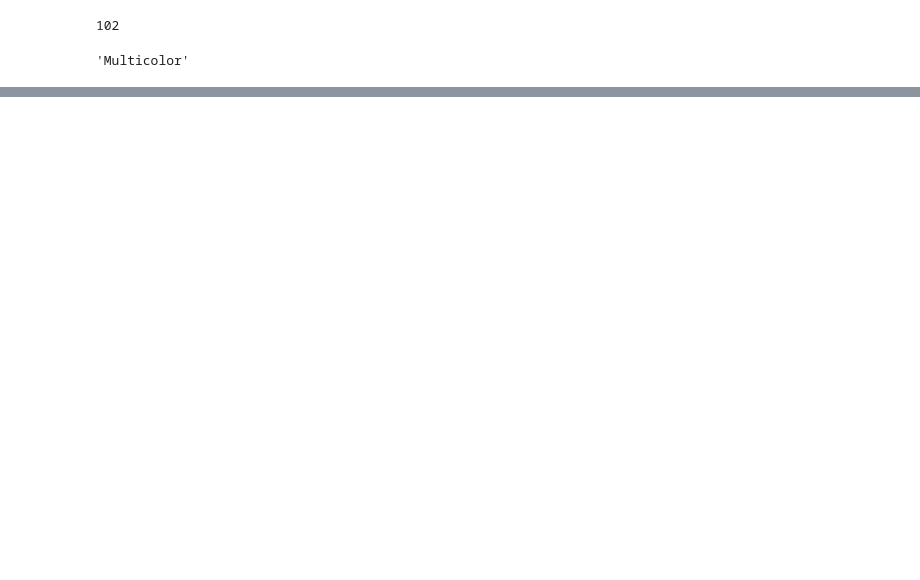
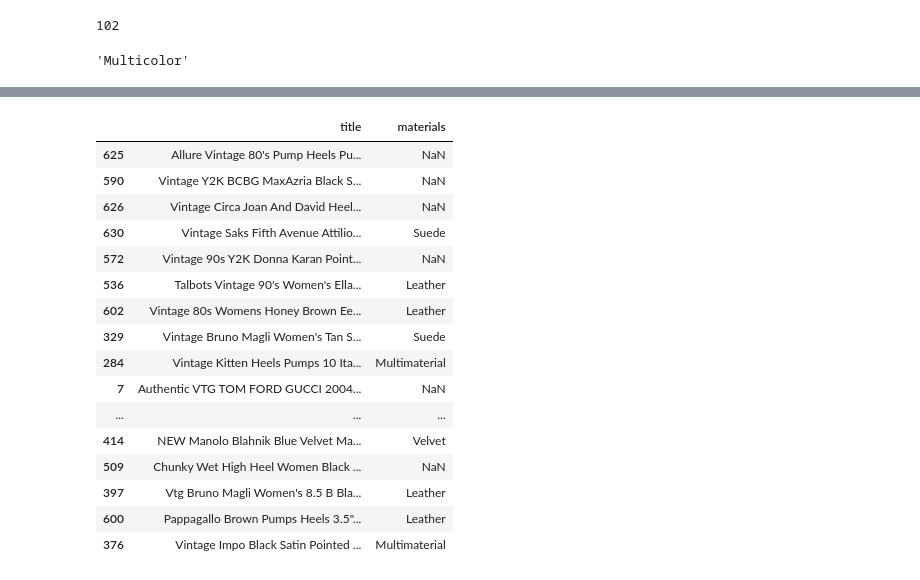
Before and after one commit to maelinfan/vintage-heel-price-predictor, a Jupyter notebook: notebook/01_eda.ipynb, the cells around one changed output, grey strips where cells are left out. Drawn from its saved outputs; the diff is of its cells as text; code cells hidden in the pictures; blank space fills up the shorter version.

```diff
--- a/notebook/01_eda.ipynb
+++ b/notebook/01_eda.ipynb
@@ -1286,0 +1341,20 @@ df[["title","brand", "colors", "size", "price"]].sample(20)
+# %%
+df[["title", "materials"]].sample(20)
+# %% [output]
+|  | title | materials |
+| 625 | Allure Vintage 80's Pump Heels Pu... | NaN |
+| 590 | Vintage Y2K BCBG MaxAzria Black S... | NaN |
+| 626 | Vintage Circa Joan And David Heel... | NaN |
+| 630 | Vintage Saks Fifth Avenue Attilio... | Suede |
+| 572 | Vintage 90s Y2K Donna Karan Point... | NaN |
+| 536 | Talbots Vintage 90's Women's Ella... | Leather |
+| 602 | Vintage 80s Womens Honey Brown Ee... | Leather |
+| 329 | Vintage Bruno Magli Women's Tan S... | Suede |
+| 284 | Vintage Kitten Heels Pumps 10 Ita... | Multimaterial |
+| 7 | Authentic VTG TOM FORD GUCCI 2004... | NaN |
+| ... | ... | ... |
+| 414 | NEW Manolo Blahnik Blue Velvet Ma... | Velvet |
+| 509 | Chunky Wet High Heel Women Black ... | NaN |
+| 397 | Vtg Bruno Magli Women's 8.5 B Bla... | Leather |
+| 600 | Pappagallo Brown Pumps Heels 3.5"... | Leather |
+| 376 | Vintage Impo Black Satin Pointed ... | Multimaterial |
```
Also changed, not shown: parts of 19 cells of this notebook.
